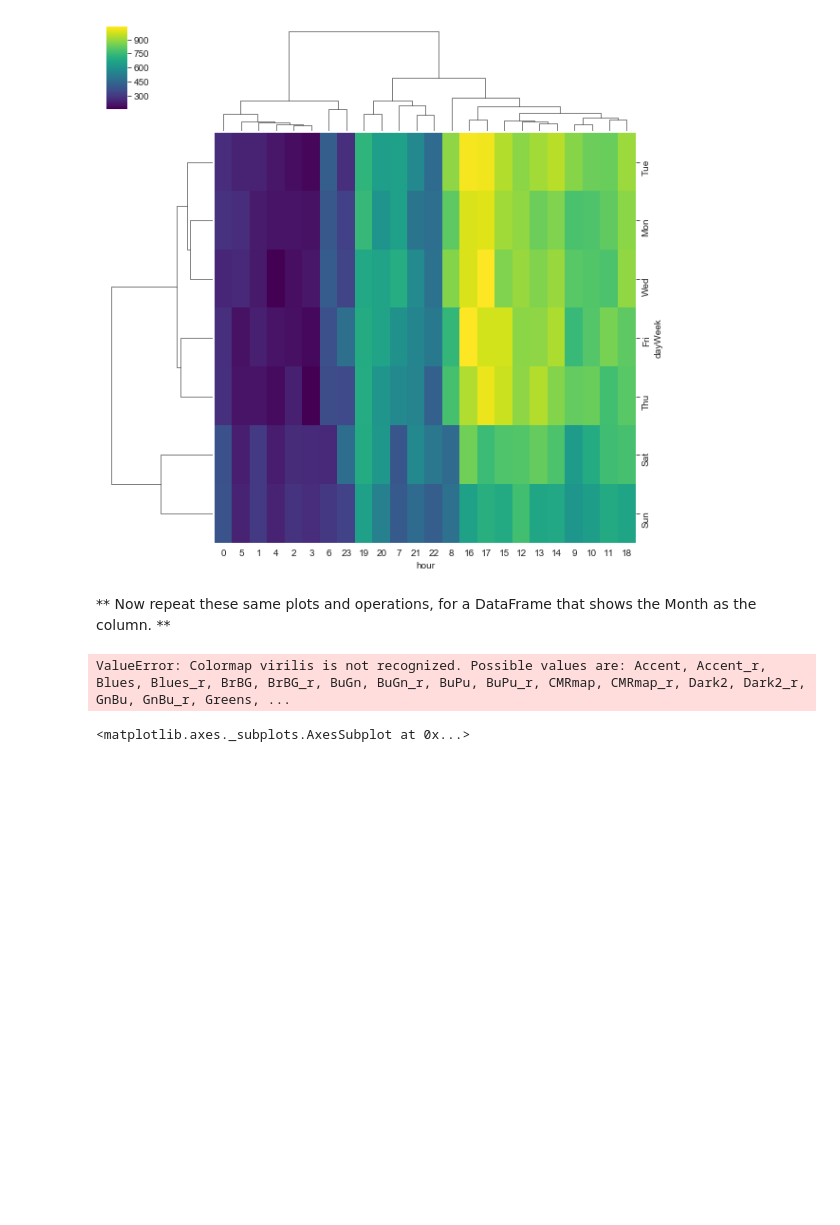
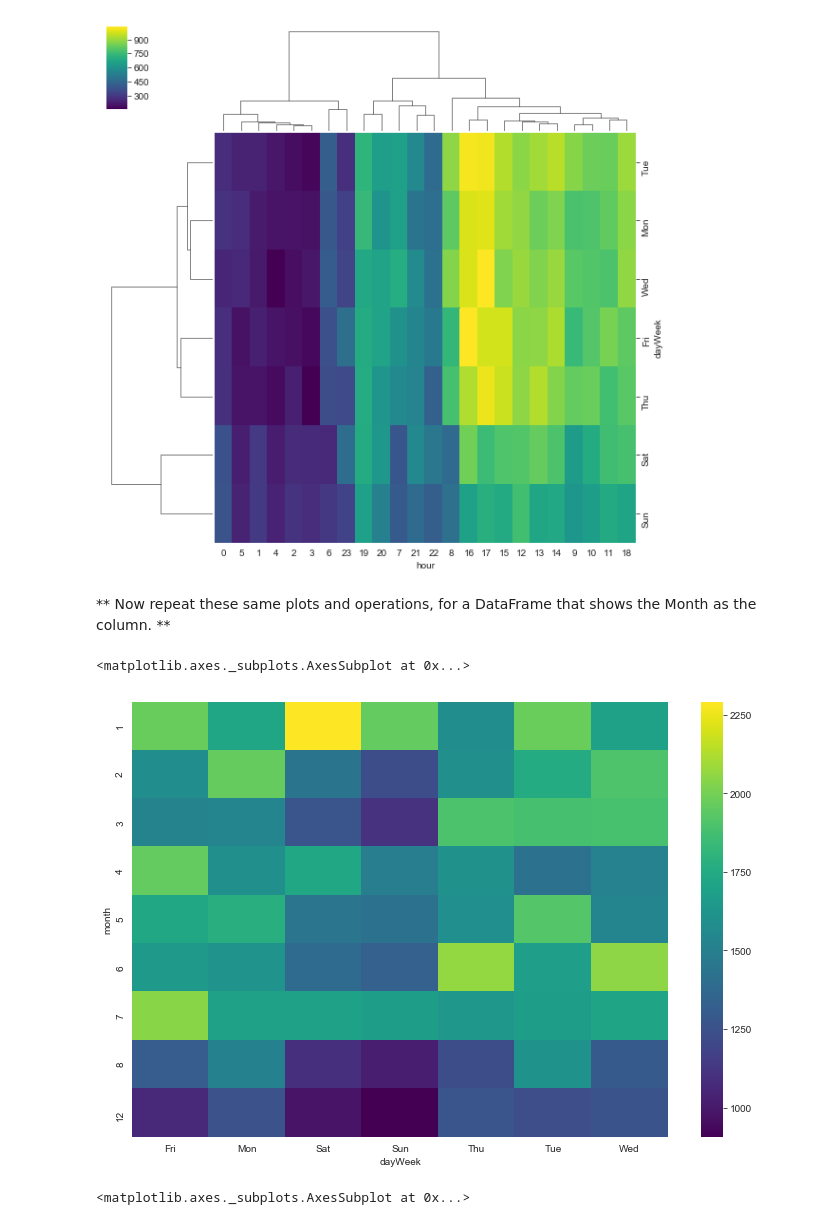
Before and after one commit to btrentini/python_practice, a Jupyter notebook: data_science_bootcamp/Data-Capstone-Projects/911 Calls Data Capstone Project .ipynb, the cells around one changed output. Drawn from its saved outputs; the diff is of its cells as text; code cells hidden in the pictures; blank space fills up the shorter version.

```diff
--- a/data_science_bootcamp/Data-Capstone-Projects/911 Calls Data Capstone Project .ipynb
+++ b/data_science_bootcamp/Data-Capstone-Projects/911 Calls Data Capstone Project .ipynb
@@ -302,11 +302,13 @@ sns.clustermap(ndf, cmap='viridis')
 # %% [markdown]
 ** Now repeat these same plots and operations, for a DataFrame that shows the Month as the column. **
 # %%
-mdf = df.groupby(by=['month', 'dayWeek']).count()['reason'].unstack()
+mdf = df.groupby(by=['month', 'dayWeek']).count()['timeStamp'].unstack()
-# %%
-sns.heatmap(mdf, cmap='virilis')
-# %% [output]
-ValueError: Colormap virilis is not recognized. Possible values are: Accent, Accent_r, Blues, Blues_r, BrBG, BrBG_r, BuGn, BuGn_r, BuPu, BuPu_r, CMRmap, CMRmap_r, Dark2, Dark2_r, GnBu, GnBu_r, Greens, ...
+# %%
+plt.figure(figsize=(12,8))
+sns.heatmap(mdf, cmap='viridis')
+# %% [output]
+<matplotlib.axes._subplots.AxesSubplot at 0x...>
+[figure, added]
 # %%
 # %% [output]
 <matplotlib.axes._subplots.AxesSubplot at 0x...>
```
Also changed, not shown: parts of 2 cells of this notebook, 1 other file.
